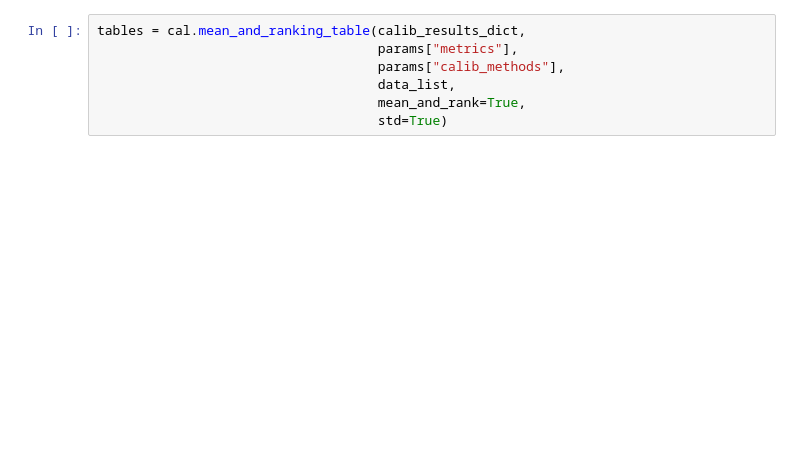
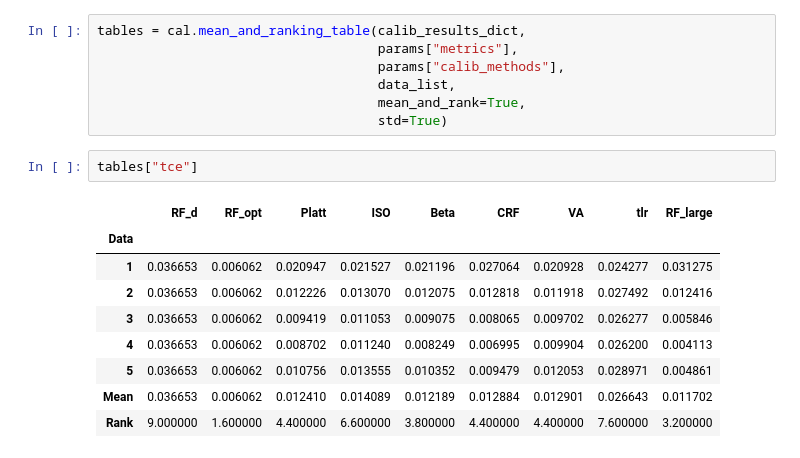
Before and after one commit to mhshaker/RF_ranking_calibration, a Jupyter notebook: Experiments/RF parameters/0_play.ipynb, the cells around one changed output. Drawn from its saved outputs; the diff is of its cells as text; blank space fills up the shorter version.

```diff
--- a/Experiments/RF parameters/0_play.ipynb
+++ b/Experiments/RF parameters/0_play.ipynb
@@ -86,3 +93,15 @@ tables = cal.mean_and_ranking_table(calib_results_dict,
                                     data_list,
                                     mean_and_rank=True,
                                     std=True)
+# %%
+tables["tce"]
+# %% [output]
+|  | RF_d | RF_opt | Platt | ISO | Beta | CRF | VA | tlr | RF_large |
+| Data |  |  |  |  |  |  |  |  |  |
+| 1 | 0.036653 | 0.006062 | 0.020947 | 0.021527 | 0.021196 | 0.027064 | 0.020928 | 0.024277 | 0.031275 |
+| 2 | 0.036653 | 0.006062 | 0.012226 | 0.013070 | 0.012075 | 0.012818 | 0.011918 | 0.027492 | 0.012416 |
+| 3 | 0.036653 | 0.006062 | 0.009419 | 0.011053 | 0.009075 | 0.008065 | 0.009702 | 0.026277 | 0.005846 |
+| 4 | 0.036653 | 0.006062 | 0.008702 | 0.011240 | 0.008249 | 0.006995 | 0.009904 | 0.026200 | 0.004113 |
+| 5 | 0.036653 | 0.006062 | 0.010756 | 0.013555 | 0.010352 | 0.009479 | 0.012053 | 0.028971 | 0.004861 |
+| Mean | 0.036653 | 0.006062 | 0.012410 | 0.014089 | 0.012189 | 0.012884 | 0.012901 | 0.026643 | 0.011702 |
+| Rank | 9.000000 | 1.600000 | 4.400000 | 6.600000 | 3.800000 | 4.400000 | 4.400000 | 7.600000 | 3.200000 |
```
Also changed, not shown: parts of 6 cells of this notebook, 5 other files.
